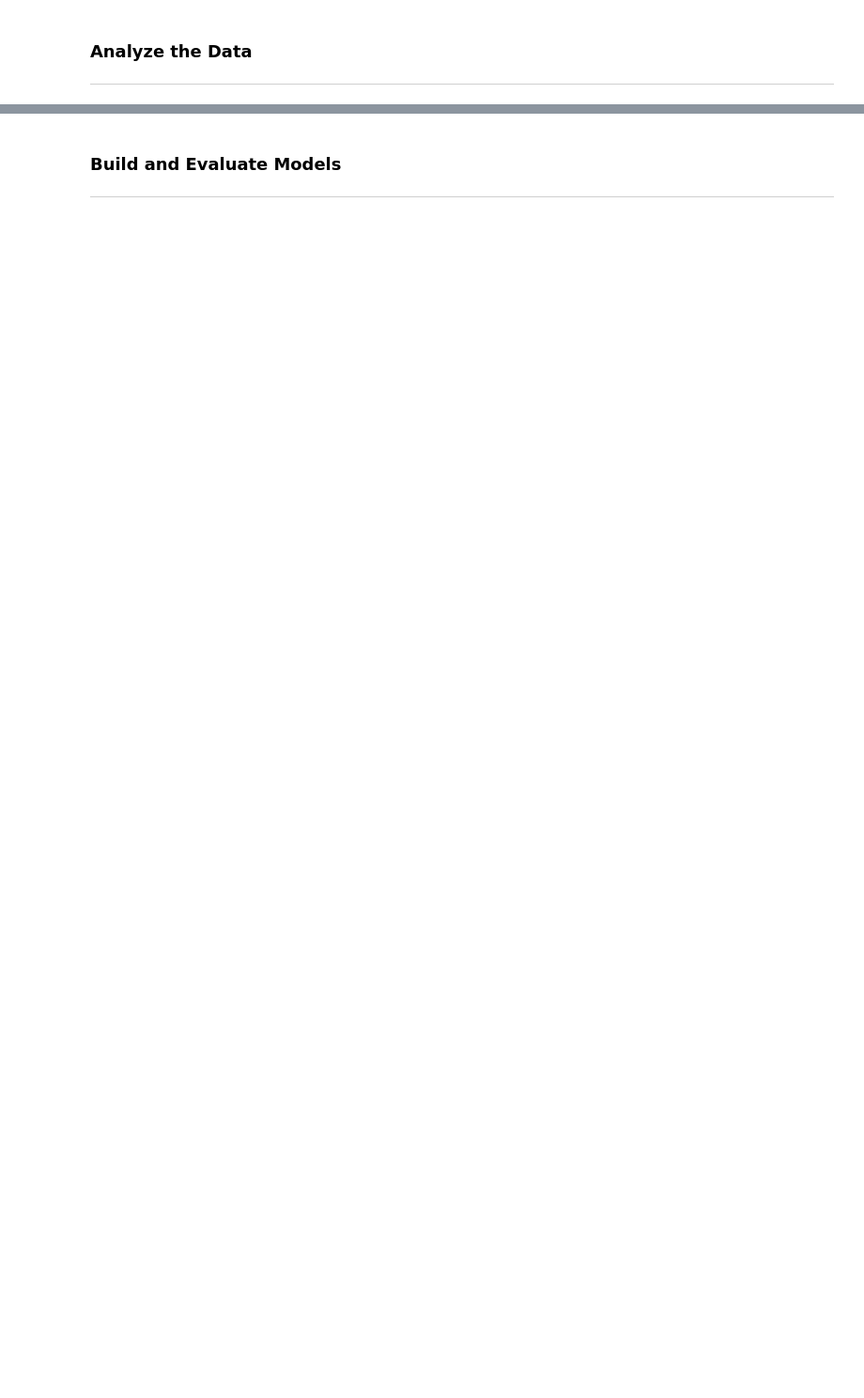
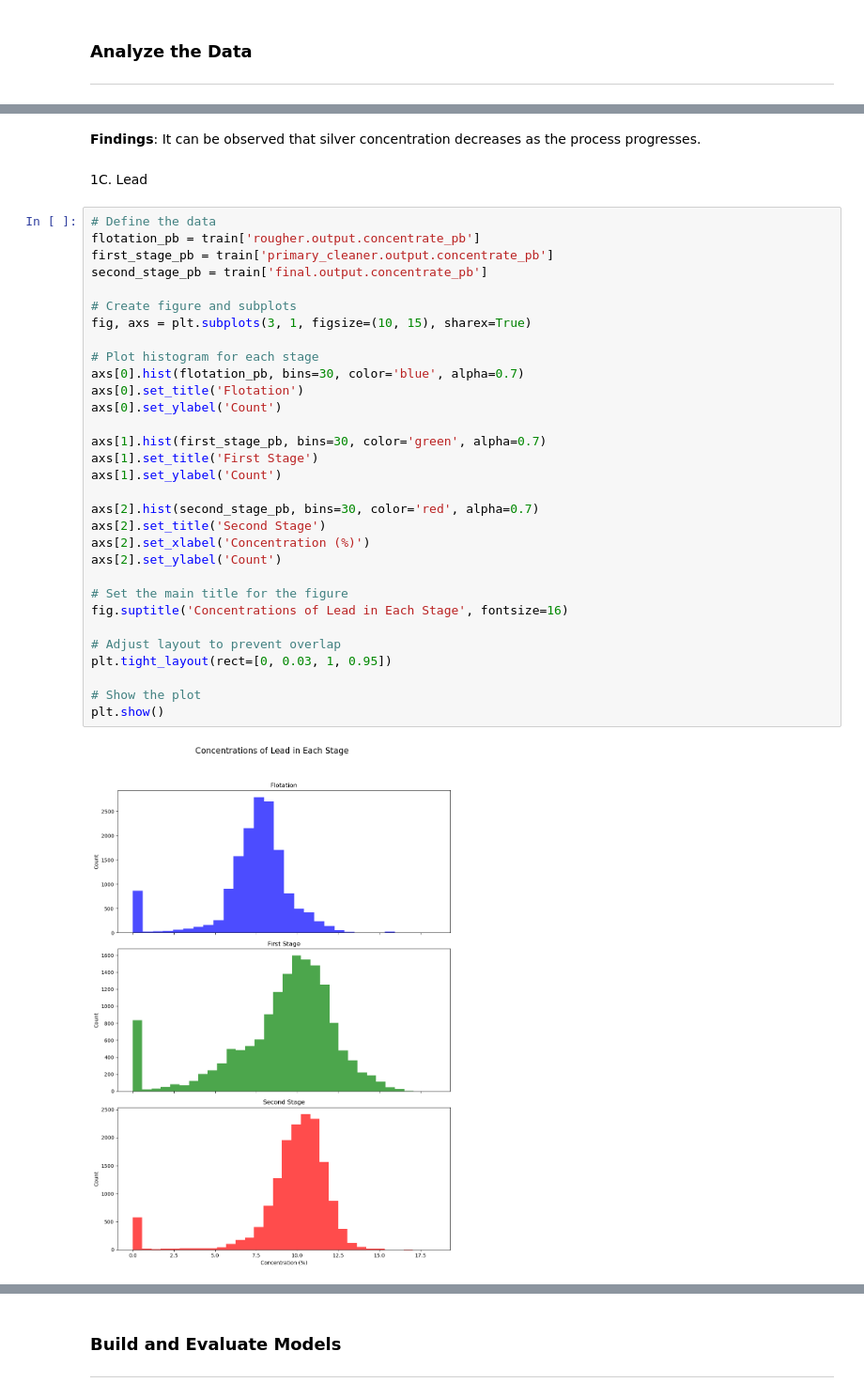
Before and after one commit to le-crupi64/Zyfra-Gold-Extraction-Prediction, a Jupyter notebook: Predictions.ipynb, the cells around one changed output, grey strips where cells are left out. Shown at 94% size. Drawn from its saved outputs; the diff is of its cells as text; blank space fills up the shorter version.

```diff
--- a/Predictions.ipynb
+++ b/Predictions.ipynb
@@ -58,0 +374,38 @@ The data has been read in as full, test, and train.
+# %% [markdown]
+**Findings**:
+It can be observed that silver concentration decreases as the process progresses.
+# %% [markdown]
+1C. Lead
+# %%
+# Define the data
+flotation_pb = train['rougher.output.concentrate_pb']
+first_stage_pb = train['primary_cleaner.output.concentrate_pb']
+second_stage_pb = train['final.output.concentrate_pb']
+
+# Create figure and subplots
+fig, axs = plt.subplots(3, 1, figsize=(10, 15), sharex=True)
+
+# Plot histogram for each stage
+axs[0].hist(flotation_pb, bins=30, color='blue', alpha=0.7)
+axs[0].set_title('Flotation')
+axs[0].set_ylabel('Count')
+
+axs[1].hist(first_stage_pb, bins=30, color='green', alpha=0.7)
+axs[1].set_title('First Stage')
+axs[1].set_ylabel('Count')
+
+axs[2].hist(second_stage_pb, bins=30, color='red', alpha=0.7)
+axs[2].set_title('Second Stage')
+axs[2].set_xlabel('Concentration (%)')
+axs[2].set_ylabel('Count')
+
+# Set the main title for the figure
+fig.suptitle('Concentrations of Lead in Each Stage', fontsize=16)
+
+# Adjust layout to prevent overlap
+plt.tight_layout(rect=[0, 0.03, 1, 0.95])
+
+# Show the plot
+plt.show()
+# %% [output]
+[figure, added]
```
Also changed, not shown: parts of 59 cells of this notebook, 2 other files.
